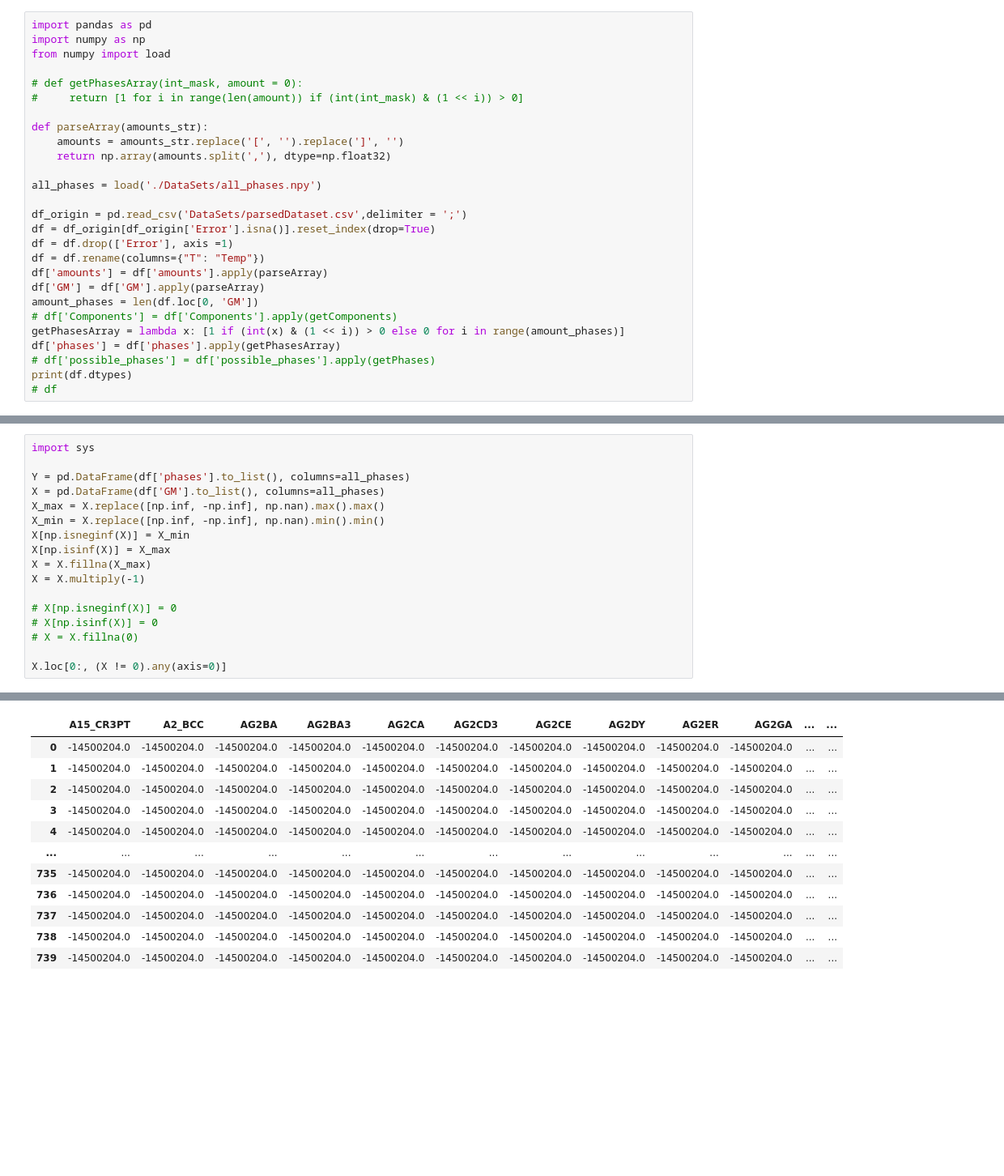
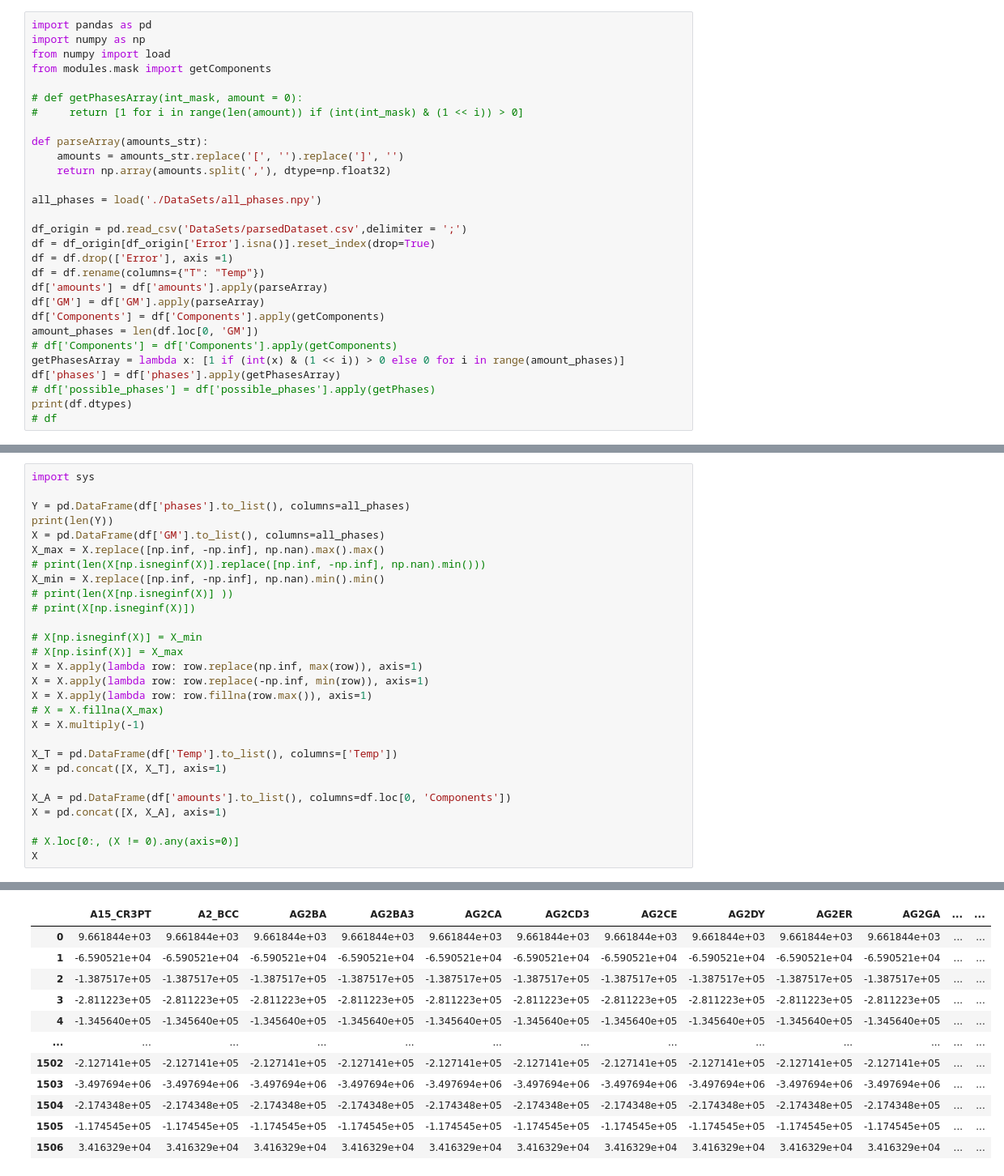
Before and after one commit to 1dimadim1/PhaseCompositionPrediction, a Jupyter notebook: NN_model.ipynb, the cells around one changed output, grey strips where cells are left out. Shown: that part at 81% size. Cells and saved outputs as stored; diff of their text form; blank space fills up the shorter version.

```diff
--- a/NN_model.ipynb
+++ b/NN_model.ipynb
@@ -2,6 +2,7 @@
 import pandas as pd
 import numpy as np
 from numpy import load
+from modules.mask import getComponents
 
 # def getPhasesArray(int_mask, amount = 0):
 #     return [1 for i in range(len(amount)) if (int(int_mask) & (1 << i)) > 0]
@@ -18,6 +19,7 @@ df = df.drop(['Error'], axis =1)
 df = df.rename(columns={"T": "Temp"})
 df['amounts'] = df['amounts'].apply(parseArray)
 df['GM'] = df['GM'].apply(parseArray)
+df['Components'] = df['Components'].apply(getComponents)
 amount_phases = len(df.loc[0, 'GM'])
 # df['Components'] = df['Components'].apply(getComponents)
 getPhasesArray = lambda x: [1 if (int(x) & (1 << i)) > 0 else 0 for i in range(amount_phases)]
@@ -42,17 +44,28 @@ dtype: object
 import sys
 
 Y = pd.DataFrame(df['phases'].to_list(), columns=all_phases)
+print(len(Y))
 X = pd.DataFrame(df['GM'].to_list(), columns=all_phases)
 X_max = X.replace([np.inf, -np.inf], np.nan).max().max()
+# print(len(X[np.isneginf(X)].replace([np.inf, -np.inf], np.nan).min()))
 X_min = X.replace([np.inf, -np.inf], np.nan).min().min()
-X[np.isneginf(X)] = X_min
-X[np.isinf(X)] = X_max
-X = X.fillna(X_max)
+# print(len(X[np.isneginf(X)] ))
+# print(X[np.isneginf(X)])
+
+# X[np.isneginf(X)] = X_min
+# X[np.isinf(X)] = X_max
+X = X.apply(lambda row: row.replace(np.inf, max(row)), axis=1)
+X = X.apply(lambda row: row.replace(-np.inf, min(row)), axis=1)
+X = X.apply(lambda row: row.fillna(row.max()), axis=1)
+# X = X.fillna(X_max)
 X = X.multiply(-1)
 
-# X[np.isneginf(X)] = 0
-# X[np.isinf(X)] = 0
-# X = X.fillna(0)
+X_T = pd.DataFrame(df['Temp'].to_list(), columns=['Temp'])
+X = pd.concat([X, X_T], axis=1)
 
-X.loc[0:, (X != 0).any(axis=0)]
+X_A = pd.DataFrame(df['amounts'].to_list(), columns=df.loc[0, 'Components'])
+X = pd.concat([X, X_A], axis=1)
+
+# X.loc[0:, (X != 0).any(axis=0)]
+X
 # %% [output]
@@ -59,12 +73,12 @@ X.loc[0:, (X != 0).any(axis=0)]
 |  | A15_CR3PT | A2_BCC | AG2BA | AG2BA3 | AG2CA | AG2CD3 | AG2CE | AG2DY | AG2ER | AG2GA | ... | ... |
-| 0 | -14500204.0 | -14500204.0 | -14500204.0 | -14500204.0 | -14500204.0 | -14500204.0 | -14500204.0 | -14500204.0 | -14500204.0 | -14500204.0 | ... | ... |
-| 1 | -14500204.0 | -14500204.0 | -14500204.0 | -14500204.0 | -14500204.0 | -14500204.0 | -14500204.0 | -14500204.0 | -14500204.0 | -14500204.0 | ... | ... |
-| 2 | -14500204.0 | -14500204.0 | -14500204.0 | -14500204.0 | -14500204.0 | -14500204.0 | -14500204.0 | -14500204.0 | -14500204.0 | -14500204.0 | ... | ... |
-| 3 | -14500204.0 | -14500204.0 | -14500204.0 | -14500204.0 | -14500204.0 | -14500204.0 | -14500204.0 | -14500204.0 | -14500204.0 | -14500204.0 | ... | ... |
-| 4 | -14500204.0 | -14500204.0 | -14500204.0 | -14500204.0 | -14500204.0 | -14500204.0 | -14500204.0 | -14500204.0 | -14500204.0 | -14500204.0 | ... | ... |
+| 0 | 9.661844e+03 | 9.661844e+03 | 9.661844e+03 | 9.661844e+03 | 9.661844e+03 | 9.661844e+03 | 9.661844e+03 | 9.661844e+03 | 9.661844e+03 | 9.661844e+03 | ... | ... |
+| 1 | -6.590521e+04 | -6.590521e+04 | -6.590521e+04 | -6.590521e+04 | -6.590521e+04 | -6.590521e+04 | -6.590521e+04 | -6.590521e+04 | -6.590521e+04 | -6.590521e+04 | ... | ... |
+| 2 | -1.387517e+05 | -1.387517e+05 | -1.387517e+05 | -1.387517e+05 | -1.387517e+05 | -1.387517e+05 | -1.387517e+05 | -1.387517e+05 | -1.387517e+05 | -1.387517e+05 | ... | ... |
+| 3 | -2.811223e+05 | -2.811223e+05 | -2.811223e+05 | -2.811223e+05 | -2.811223e+05 | -2.811223e+05 | -2.811223e+05 | -2.811223e+05 | -2.811223e+05 | -2.811223e+05 | ... | ... |
+| 4 | -1.345640e+05 | -1.345640e+05 | -1.345640e+05 | -1.345640e+05 | -1.345640e+05 | -1.345640e+05 | -1.345640e+05 | -1.345640e+05 | -1.345640e+05 | -1.345640e+05 | ... | ... |
 | ... | ... | ... | ... | ... | ... | ... | ... | ... | ... | ... | ... | ... |
-| 735 | -14500204.0 | -14500204.0 | -14500204.0 | -14500204.0 | -14500204.0 | -14500204.0 | -14500204.0 | -14500204.0 | -14500204.0 | -14500204.0 | ... | ... |
-| 736 | -14500204.0 | -14500204.0 | -14500204.0 | -14500204.0 | -14500204.0 | -14500204.0 | -14500204.0 | -14500204.0 | -14500204.0 | -14500204.0 | ... | ... |
-| 737 | -14500204.0 | -14500204.0 | -14500204.0 | -14500204.0 | -14500204.0 | -14500204.0 | -14500204.0 | -14500204.0 | -14500204.0 | -14500204.0 | ... | ... |
-| 738 | -14500204.0 | -14500204.0 | -14500204.0 | -14500204.0 | -14500204.0 | -14500204.0 | -14500204.0 | -14500204.0 | -14500204.0 | -14500204.0 | ... | ... |
-| 739 | -14500204.0 | -14500204.0 | -14500204.0 | -14500204.0 | -14500204.0 | -14500204.0 | -14500204.0 | -14500204.0 | -14500204.0 | -14500204.0 | ... | ... |
+| 1502 | -2.127141e+05 | -2.127141e+05 | -2.127141e+05 | -2.127141e+05 | -2.127141e+05 | -2.127141e+05 | -2.127141e+05 | -2.127141e+05 | -2.127141e+05 | -2.127141e+05 | ... | ... |
+| 1503 | -3.497694e+06 | -3.497694e+06 | -3.497694e+06 | -3.497694e+06 | -3.497694e+06 | -3.497694e+06 | -3.497694e+06 | -3.497694e+06 | -3.497694e+06 | -3.497694e+06 | ... | ... |
+| 1504 | -2.174348e+05 | -2.174348e+05 | -2.174348e+05 | -2.174348e+05 | -2.174348e+05 | -2.174348e+05 | -2.174348e+05 | -2.174348e+05 | -2.174348e+05 | -2.174348e+05 | ... | ... |
+| 1505 | -1.174545e+05 | -1.174545e+05 | -1.174545e+05 | -1.174545e+05 | -1.174545e+05 | -1.174545e+05 | -1.174545e+05 | -1.174545e+05 | -1.174545e+05 | -1.174545e+05 | ... | ... |
+| 1506 | 3.416329e+04 | 3.416329e+04 | 3.416329e+04 | 3.416329e+04 | 3.416329e+04 | 3.416329e+04 | 3.416329e+04 | 3.416329e+04 | 3.416329e+04 | 3.416329e+04 | ... | ... |
```
Also changed, not shown: parts of 18 cells of this notebook.
